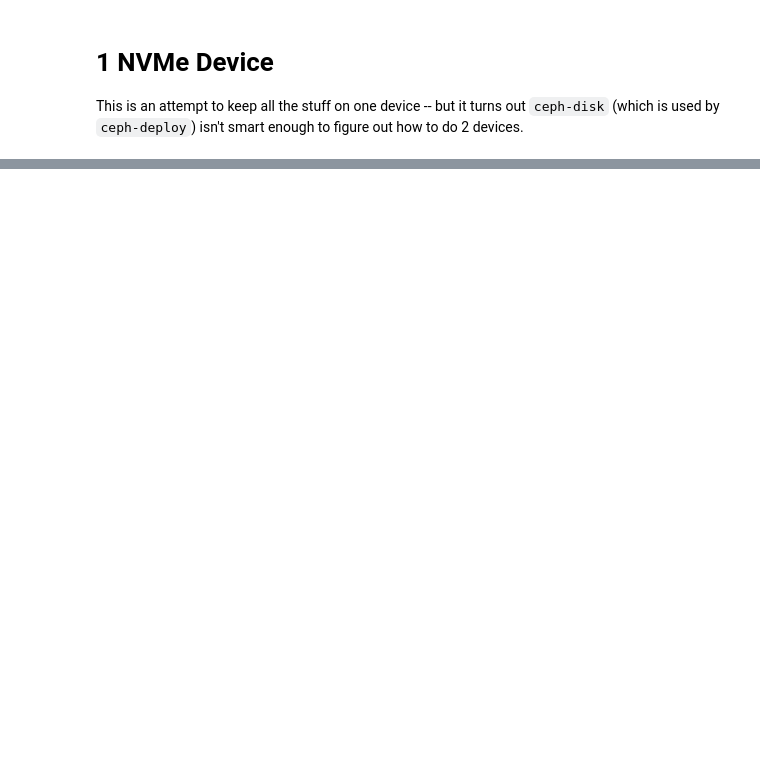
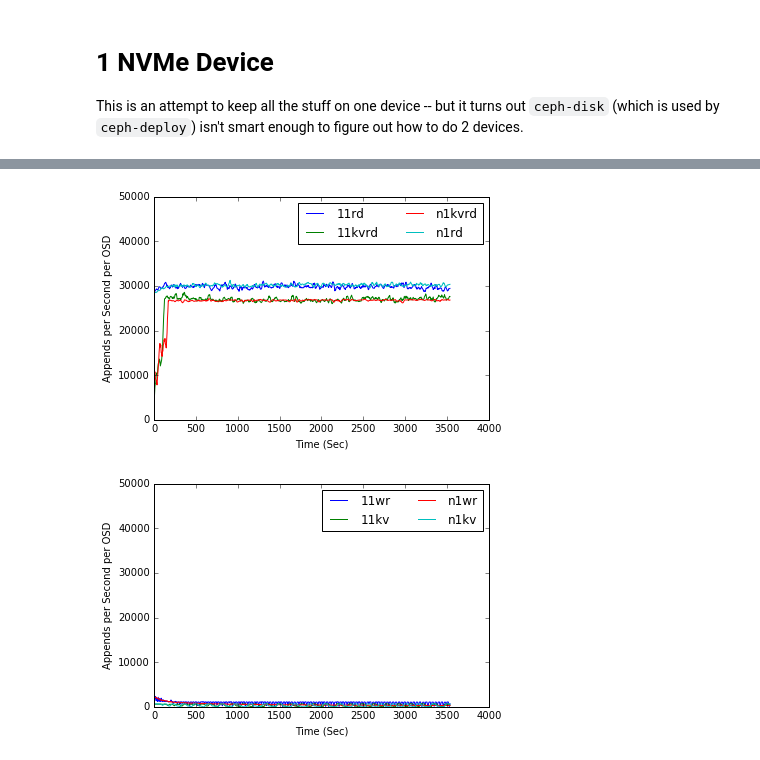
Before and after one commit to michaelsevilla/zlog-popper, a Jupyter notebook: experiments/basic-cls-rand-read-bluestore/visualize.ipynb, the cells around one changed output, grey strips where cells are left out. Cells and saved outputs as stored; diff of their text form; code cells hidden in the pictures; blank space fills up the shorter version.

```diff
--- a/experiments/basic-cls-rand-read-bluestore/visualize.ipynb
+++ b/experiments/basic-cls-rand-read-bluestore/visualize.ipynb
@@ -94,0 +141,5 @@ plot_read_write(glob.glob('results.pd.librados_read_data_nvme_bluestore.pl1.05-2
+# %%
+plot_read_write(glob.glob('results.pd.librados_read_data_jrnl_nvme_bluestore.pl1.05-22-2016_22-48-38/*es-4096*.log'), 'data_bluestore_nvm2')
+# %% [output]
+[figure, added]
+[figure, added]
```
Also changed, not shown: parts of 7 cells of this notebook, 43 other files.
